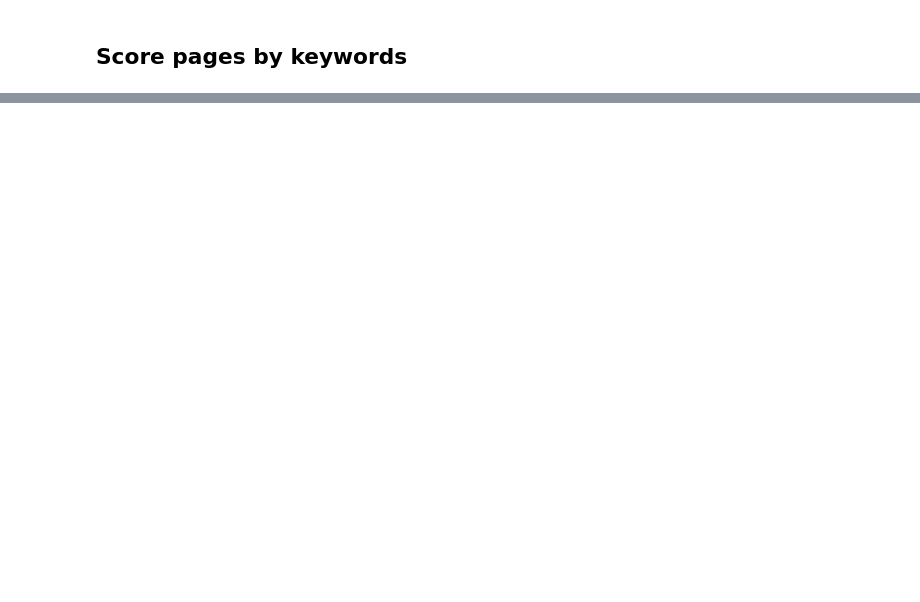
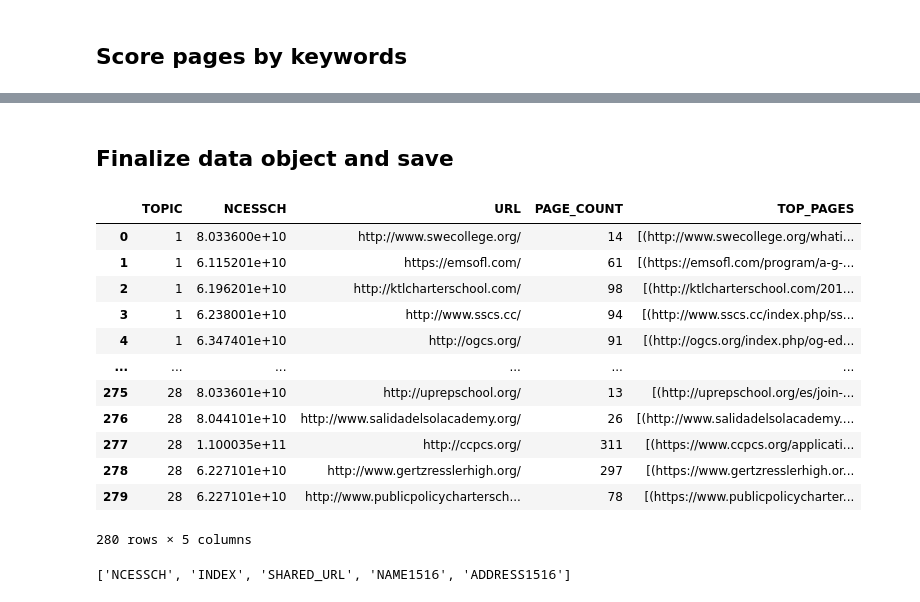
Before and after one commit to comp-strat/text_analysis, a Jupyter notebook: filter_top_pages/get_top_pages_by_topic.ipynb, the cells around one changed output, grey strips where cells are left out. Saved outputs shown, nothing was run; the diff lists cells and outputs as text; code cells hidden in the pictures; blank space fills up the shorter version.

```diff
--- a/filter_top_pages/get_top_pages_by_topic.ipynb
+++ b/filter_top_pages/get_top_pages_by_topic.ipynb
@@ -115,14 +217 @@ ex_urls_df
 280 rows × 4 columns
-# %%
-# Read in distinctive words for each selected topic.
-# We have 4 metrics for distinctiveness: score, prob, frex, and lift
-topwords_dfs = [pd.read_csv(
-    root + "text_analysis/topic_modeling/" + fp, low_memory = False)
-                for fp in topwords_paths]
-
-# Merge these DFs by row
-topwords_df = pd.concat([
-    df.rename(columns = {"Unnamed: 0":"TOPIC"})
-    for df in topwords_dfs], axis=1)
-
-topwords_df
@@ -283,0 +321,26 @@ get_top_pages(ex_urls_df["WEBTEXT"].iloc[0], keywords = keywords)
+# %%
+# For each topic, get distinctive terms, then use these to get top pages.
+# Add these top pages (one set per topic) to list of DFs.
+# At the end, concatenate all these top-pages-DFs, then merge this with main DF.
+
+numpages = 5 # Number of pages to rank and save
+top_pages_dfs = [] # initialize list of DFs
+
+for topicnum in set(df["TOPIC"].tolist()):
+    topicterms = set(topwords_df.iloc[topicnum-1, :].tolist()) # get topic terms; the (- 1) adjusts for zero-indexing in iloc
+
+    df_topic = df[df["TOPIC"] == topicnum] # extract exemplary schools for this topic
+    df_topic["PAGE_COUNT"] = df_topic["WEBTEXT"].progress_apply( # count pages for this school
+        lambda pagelist: len(pagelist))
+
+    # Call get_top_pages function on exemplary schools for this topic
+    tqdm.pandas(desc = "Getting top pages for T{}".format(str(topicnum)))
+    df_topic["TOP_PAGES"] = df_topic["WEBTEXT"].progress_apply(
+        lambda pagelist: get_top_pages(
+            pagelist,
+            keywords = topicterms,
+            n = numpages))
+
+    top_pages_dfs.append(df_topic)
+
+top_pages_df = pd.concat(top_pages_dfs)
@@ -283,0 +365,28 @@ get_top_pages(ex_urls_df["WEBTEXT"].iloc[0], keywords = keywords)
+# %% [markdown]
+## Finalize data object and save
+# %%
+# Drop huge WEBTEXT column
+top_pages_df = top_pages_df.drop(columns = "WEBTEXT")
+top_pages_df
+# %% [output]
+|  | TOPIC | NCESSCH | URL | PAGE_COUNT | TOP_PAGES |
+| 0 | 1 | 8.033600e+10 | http://www.swecollege.org/ | 14 | [(http://www.swecollege.org/whati... |
+| 1 | 1 | 6.115201e+10 | https://emsofl.com/ | 61 | [(https://emsofl.com/program/a-g-... |
+| 2 | 1 | 6.196201e+10 | http://ktlcharterschool.com/ | 98 | [(http://ktlcharterschool.com/201... |
+| 3 | 1 | 6.238001e+10 | http://www.sscs.cc/ | 94 | [(http://www.sscs.cc/index.php/ss... |
+| 4 | 1 | 6.347401e+10 | http://ogcs.org/ | 91 | [(http://ogcs.org/index.php/og-ed... |
+| ... | ... | ... | ... | ... | ... |
+| 275 | 28 | 8.033601e+10 | http://uprepschool.org/ | 13 | [(http://uprepschool.org/es/join-... |
+| 276 | 28 | 8.044101e+10 | http://www.salidadelsolacademy.org/ | 26 | [(http://www.salidadelsolacademy.... |
+| 277 | 28 | 1.100035e+11 | http://ccpcs.org/ | 311 | [(https://www.ccpcs.org/applicati... |
+| 278 | 28 | 6.227101e+10 | http://www.gertzresslerhigh.org/ | 297 | [(https://www.gertzresslerhigh.or... |
+| 279 | 28 | 6.227101e+10 | http://www.publicpolicychartersch... | 78 | [(https://www.publicpolicycharter... |
+280 rows × 5 columns
+# %%
+# Get original columns back, will merge in new ones
+ex_urls_df_all = pd.read_csv(
+    ex_urls_path, low_memory = False, header = 0)
+ex_urls_df_all = ex_urls_df_all.drop(columns = ["Unnamed: 0", "TOPIC", "URL"])
+list(ex_urls_df_all)
+# %% [output]
+['NCESSCH', 'INDEX', 'SHARED_URL', 'NAME1516', 'ADDRESS1516']
```
Also changed, not shown: parts of 16 cells of this notebook, 1 other file.
